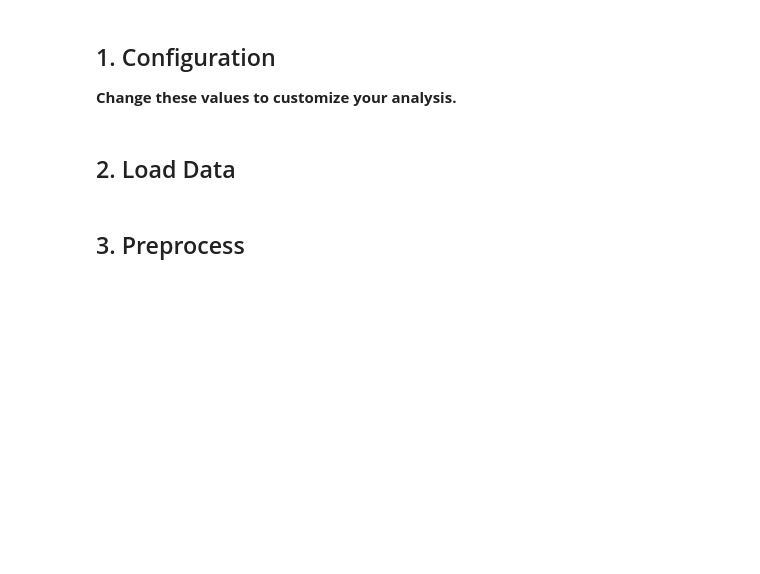
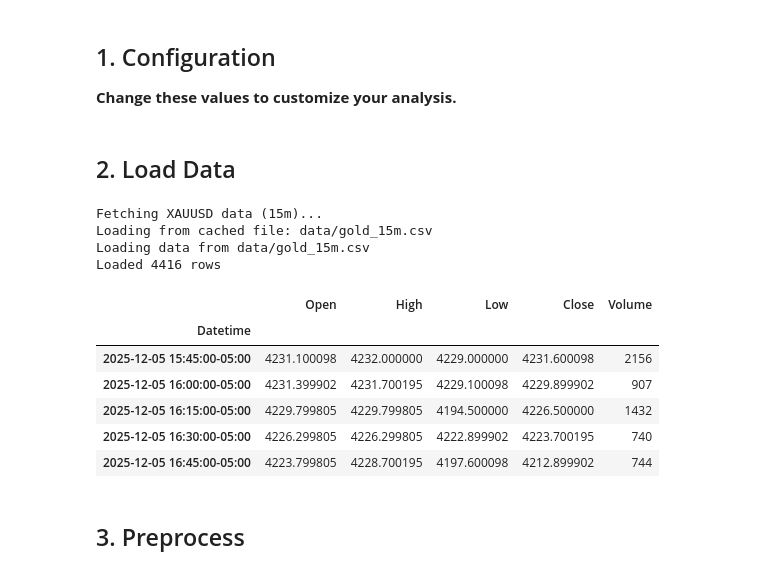
Before and after one commit to Vanszs/XAUUSD_Pred_Bot, a Jupyter notebook: analysis.ipynb, the cells around one changed output. Saved outputs shown, nothing was run; the diff lists cells and outputs as text; code cells hidden in the pictures; blank space fills up the shorter version.

```diff
--- a/analysis.ipynb
+++ b/analysis.ipynb
@@ -54,3 +58,38 @@ df.tail()
+# %%
+import os
+print(f"Fetching {SYMBOL} data ({TIMEFRAME})...")
+loader = DataLoader(symbol=SYMBOL, interval=TIMEFRAME, period=PERIOD, data_path=f'data/gold_{TIMEFRAME}.csv')
+
+# Try to load from existing CSV first, then fetch fresh data
+csv_path = f'data/gold_{TIMEFRAME}.csv'
+if os.path.exists(csv_path):
+    print(f"Loading from cached file: {csv_path}")
+    df = loader.fetch_data(source='auto')  # Will load from CSV
+else:
+    try:
+        df = loader.fetch_data(source='auto', force_download=True)
+    except Exception as e:
+        print(f"[ERROR] Live data fetch failed: {e}")
+        print("Please ensure you have a working internet connection or provide a CSV file at:", csv_path)
+        df = None
+
+if df is not None and not df.empty:
+    print(f"Loaded {len(df)} rows")
+    display(df.tail())
+else:
+    print("ERROR: No data available. Cannot proceed.")
+# %% [output]
+Fetching XAUUSD data (15m)...
+Loading from cached file: data/gold_15m.csv
+Loading data from data/gold_15m.csv
+Loaded 4416 rows
+|  | Open | High | Low | Close | Volume |
+| Datetime |  |  |  |  |  |
+| 2025-12-05 15:45:00-05:00 | 4231.100098 | 4232.000000 | 4229.000000 | 4231.600098 | 2156 |
+| 2025-12-05 16:00:00-05:00 | 4231.399902 | 4231.700195 | 4229.100098 | 4229.899902 | 907 |
+| 2025-12-05 16:15:00-05:00 | 4229.799805 | 4229.799805 | 4194.500000 | 4226.500000 | 1432 |
+| 2025-12-05 16:30:00-05:00 | 4226.299805 | 4226.299805 | 4222.899902 | 4223.700195 | 740 |
+| 2025-12-05 16:45:00-05:00 | 4223.799805 | 4228.700195 | 4197.600098 | 4212.899902 | 744 |
 # %% [markdown]
 ## 3. Preprocess
 # %%
```
Also changed, not shown: parts of 13 cells of this notebook, 6 other files.
